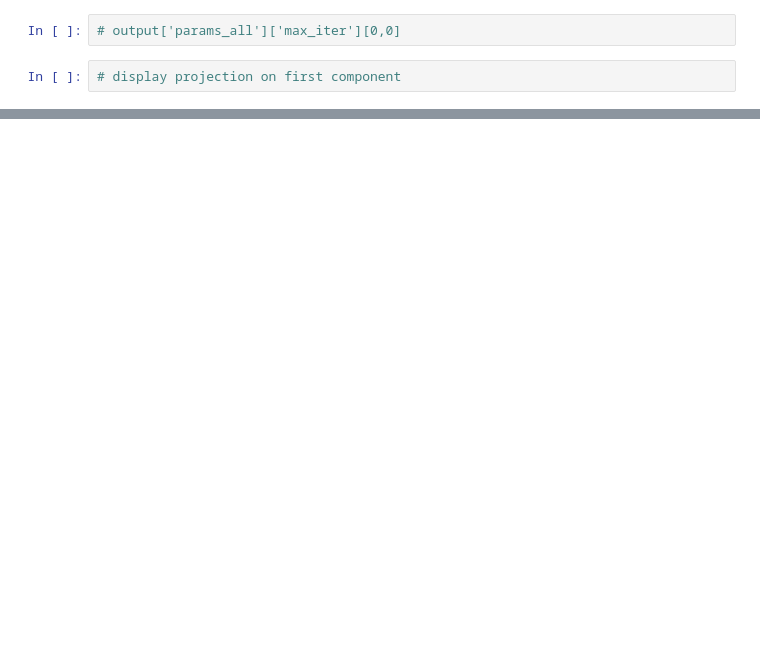
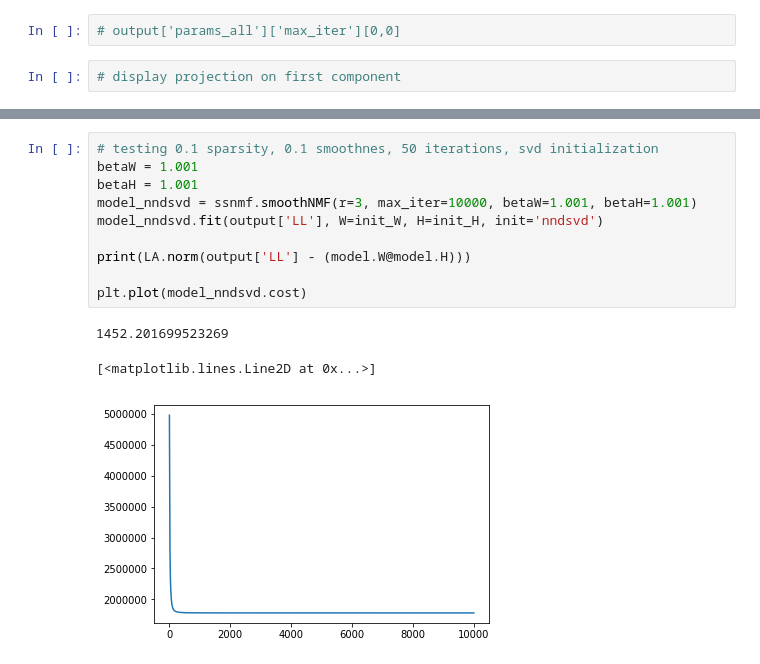
Before and after one commit to valentina-s/time-series-nmf, a Jupyter notebook: notebooks/run_smoothNMF.ipynb, the cells around one changed output, grey strips where cells are left out. Cells and saved outputs as stored; diff of their text form; blank space fills up the shorter version.

```diff
--- a/notebooks/run_smoothNMF.ipynb
+++ b/notebooks/run_smoothNMF.ipynb
@@ -155,0 +166,14 @@ plt.plot(model.cost)
+# %%
+# testing 0.1 sparsity, 0.1 smoothnes, 50 iterations, svd initialization
+betaW = 1.001
+betaH = 1.001
+model_nndsvd = ssnmf.smoothNMF(r=3, max_iter=10000, betaW=1.001, betaH=1.001)
+model_nndsvd.fit(output['LL'], W=init_W, H=init_H, init='nndsvd')
+
+print(LA.norm(output['LL'] - (model.W@model.H)))
+
+plt.plot(model_nndsvd.cost)
+# %% [output]
+1452.201699523269
+[<matplotlib.lines.Line2D at 0x...>]
+[figure, added]
```
Also changed, not shown: parts of 17 cells of this notebook.
